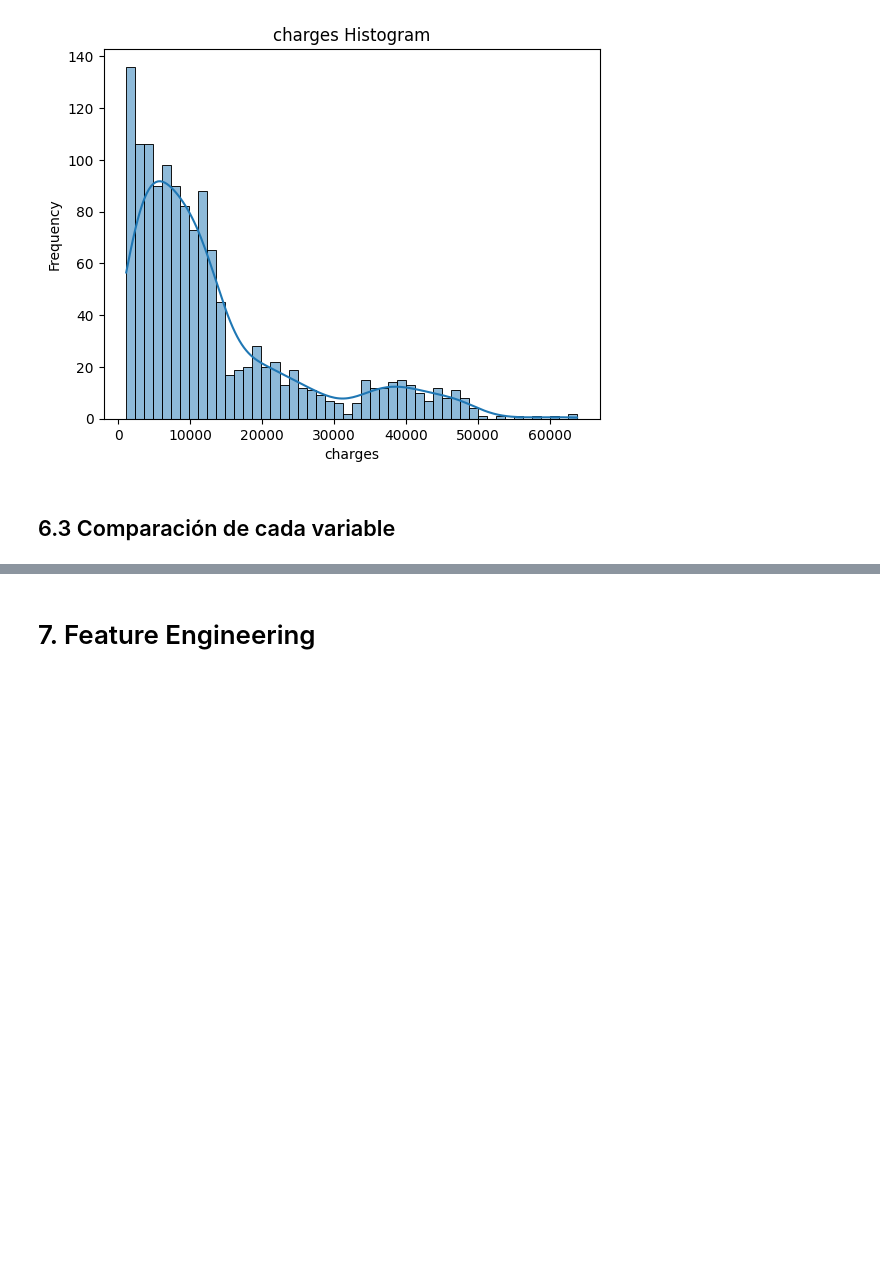
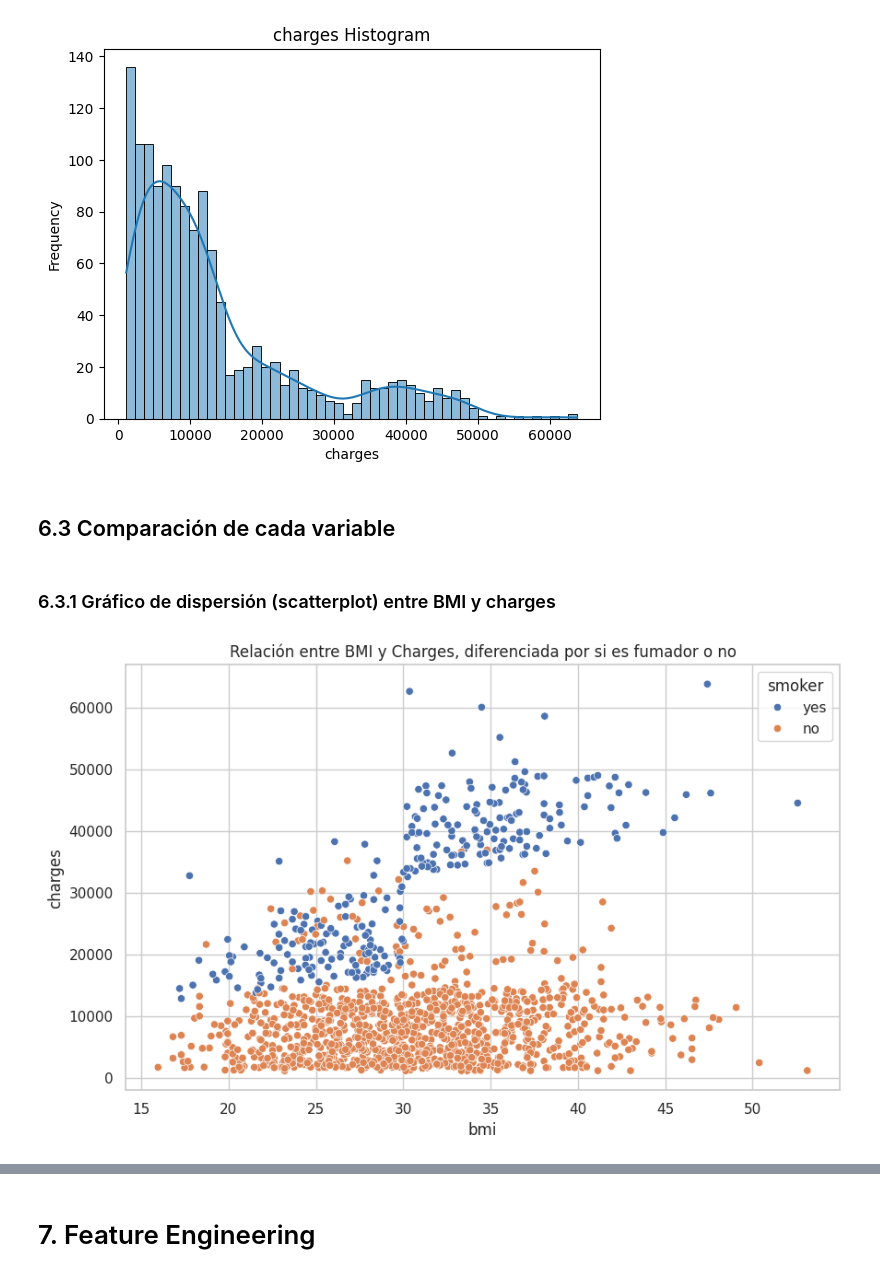
Before and after one commit to josem17-cyber/EDA_PySparkML, a Jupyter notebook: notebooks/EDA_Spark.ipynb, the cells around one changed output, grey strips where cells are left out. Saved outputs shown, nothing was run; the diff lists cells and outputs as text; code cells hidden in the pictures; blank space fills up the shorter version.

```diff
--- a/notebooks/EDA_Spark.ipynb
+++ b/notebooks/EDA_Spark.ipynb
@@ -288,3 +332,15 @@ plt.show()
 [figure]
 # %% [markdown]
 ## 6.3 Comparación de cada variable
+# %%
+# Estableciendo estilo de Seaborn
+sns.set(style="whitegrid")
+# %% [markdown]
+### 6.3.1 Gráfico de dispersión (scatterplot) entre BMI y charges
+# %%
+plt.figure(figsize=(10, 6))
+sns.scatterplot(x='bmi', y='charges', data=df_vist, hue='smoker')
+plt.title('Relación entre BMI y Charges, diferenciada por si es fumador o no')
+plt.show()
+# %% [output]
+[figure, added]
```
Also changed, not shown: parts of 39 cells of this notebook.
